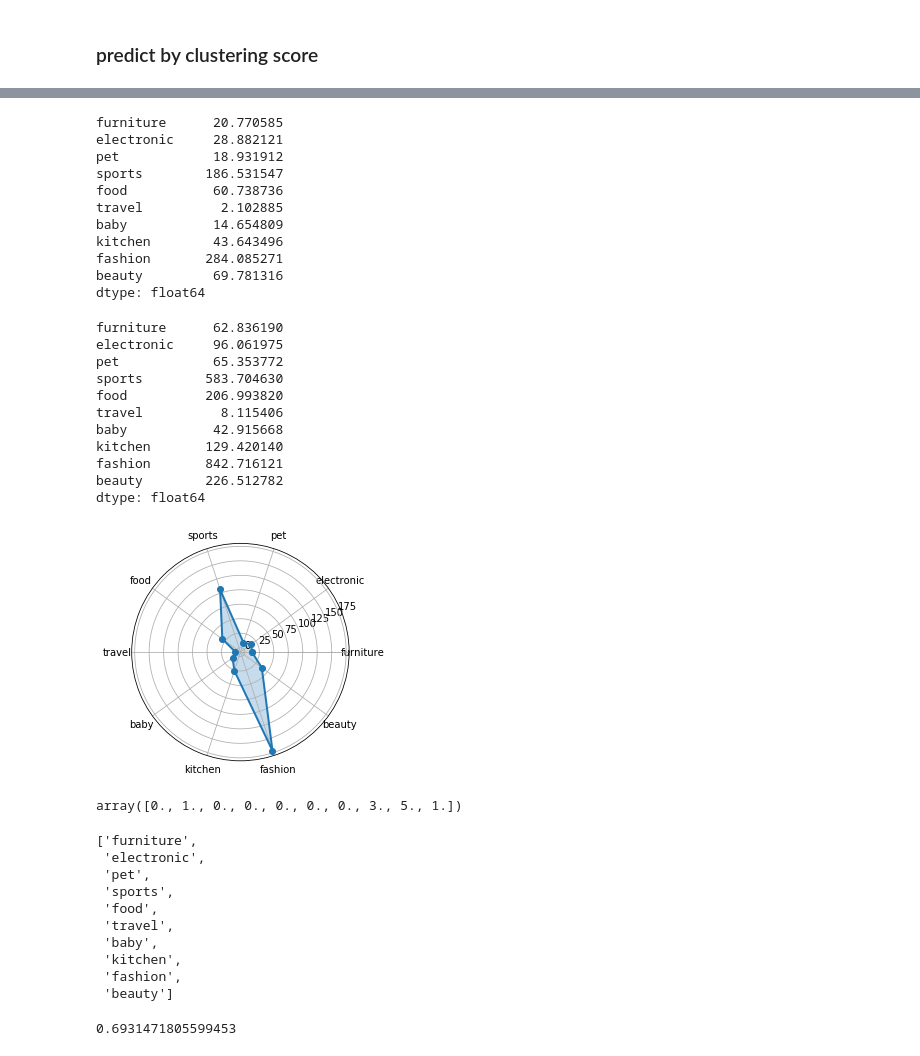
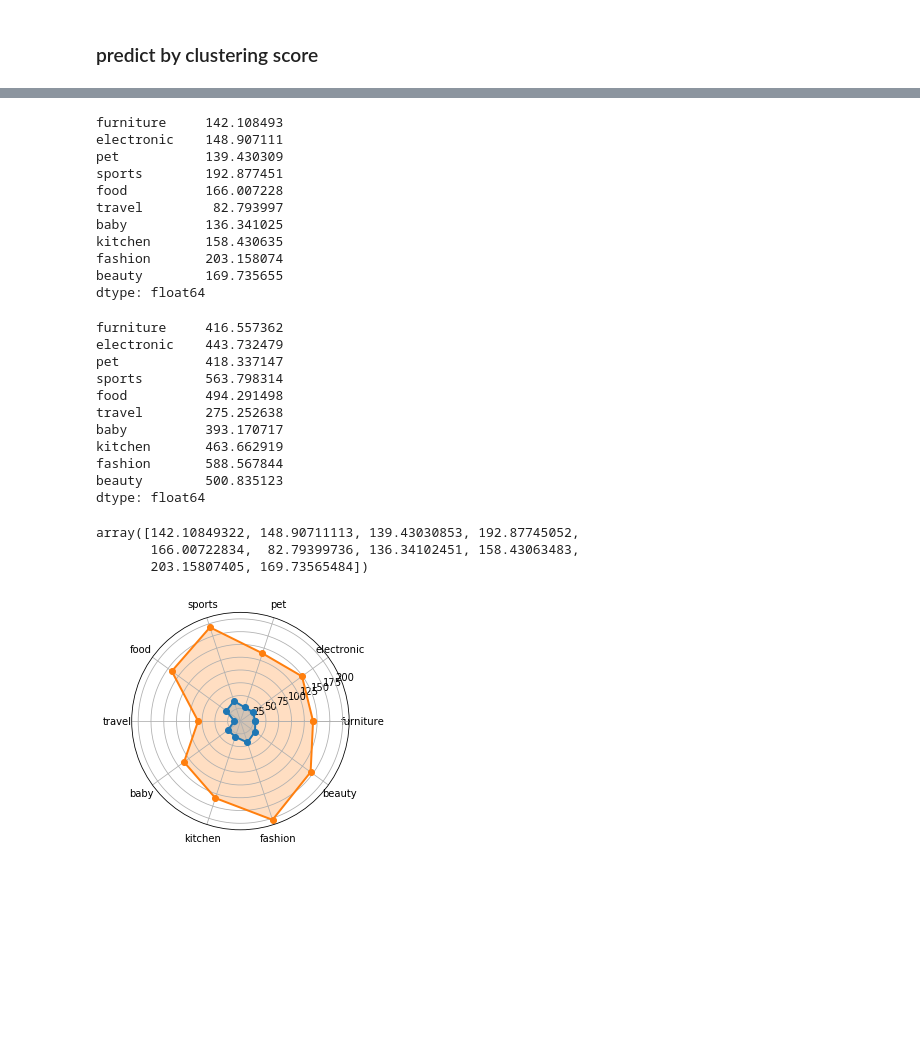
Before and after one commit to miniii222/-5th-L.point_bigdata_competiton, a Jupyter notebook: modeling/clustering_Man50.ipynb, the cells around one changed output, grey strips where cells are left out. Saved outputs shown, nothing was run; the diff lists cells and outputs as text; code cells hidden in the pictures; blank space fills up the shorter version.

```diff
--- a/modeling/clustering_Man50.ipynb
+++ b/modeling/clustering_Man50.ipynb
@@ -368,28 +414,30 @@ score_data.head()
+# %%
+score_data = pd.read_csv('score_M50.csv')
 # %%
 score_data.mean()
 # %% [output]
-furniture      20.770585
-electronic     28.882121
-pet            18.931912
-sports        186.531547
-food           60.738736
-travel          2.102885
-baby           14.654809
-kitchen        43.643496
-fashion       284.085271
-beauty         69.781316
+furniture     142.108493
+electronic    148.907111
+pet           139.430309
+sports        192.877451
+food          166.007228
+travel         82.793997
+baby          136.341025
+kitchen       158.430635
+fashion       203.158074
+beauty        169.735655
 dtype: float64
 # %%
 score_data.max()
 # %% [output]
-furniture      62.836190
-electronic     96.061975
-pet            65.353772
-sports        583.704630
-food          206.993820
-travel          8.115406
-baby           42.915668
-kitchen       129.420140
-fashion       842.716121
-beauty        226.512782
+furniture     416.557362
+electronic    443.732479
+pet           418.337147
+sports        563.798314
+food          494.291498
+travel        275.252638
+baby          393.170717
+kitchen       463.662919
+fashion       588.567844
+beauty        500.835123
 dtype: float64
@@ -399,41 +444,34 @@ stats = score_data.loc[0,labels_name].values
+# %%
+score_data.mean().values
+# %% [output]
+array([142.10849322, 148.90711113, 139.43030853, 192.87745052,
+       166.00722834,  82.79399736, 136.34102451, 158.43063483,
+       203.15807405, 169.73565484])
 # %%
 %matplotlib inline
 import pandas as pd
 import seaborn as sns
 import numpy as np
 
+labels_name = np.array(labels)
+stats = score_data.loc[10,labels_name].values
+mean =  score_data.mean().values
 angles=np.linspace(0, 2*np.pi, len(labels_name), endpoint=False)
 # close the plot
 stats=np.concatenate((stats,[stats[0]]))
+mean=np.concatenate((mean,[mean[0]]))
 angles=np.concatenate((angles,[angles[0]]))
 # %%
 fig=plt.figure()
 ax = fig.add_subplot(111, polar=True)
 ax.plot(angles, stats, 'o-', linewidth=2)
 ax.fill(angles, stats, alpha=0.25)
 ax.set_thetagrids(angles * 180/np.pi, labels)
+
+ax.plot(angles, mean, 'o-', linewidth=2)
+ax.fill(angles, mean, alpha=0.25)
+
 #ax.set_title([score_data.loc[119,"Name"]])
 ax.grid(True)
 # %% [output]
-[figure, old version]
+[figure, new version]
-# %%
-cluster.loc[119,'CLAC0_0':'CLAC0_9'].values
-# %% [output]
-array([0., 1., 0., 0., 0., 0., 0., 3., 5., 1.])
-# %%
-labels
-# %% [output]
-['furniture',
- 'electronic',
- 'pet',
- 'sports',
- 'food',
- 'travel',
- 'baby',
- 'kitchen',
- 'fashion',
- 'beauty']
-# %%
-np.log(2)
-# %% [output]
-0.6931471805599453
```
Also changed, not shown: parts of 23 cells of this notebook.
